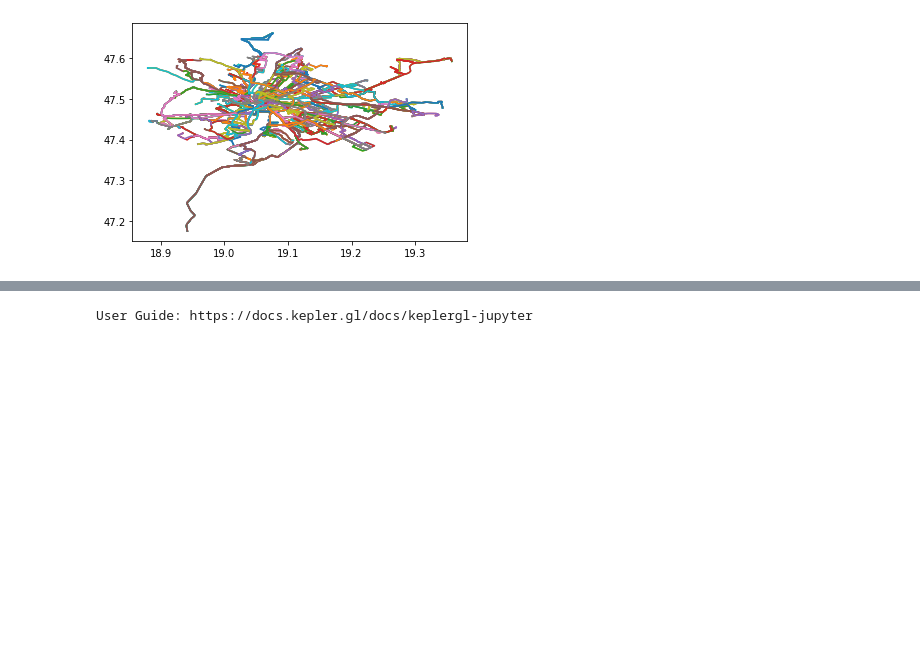
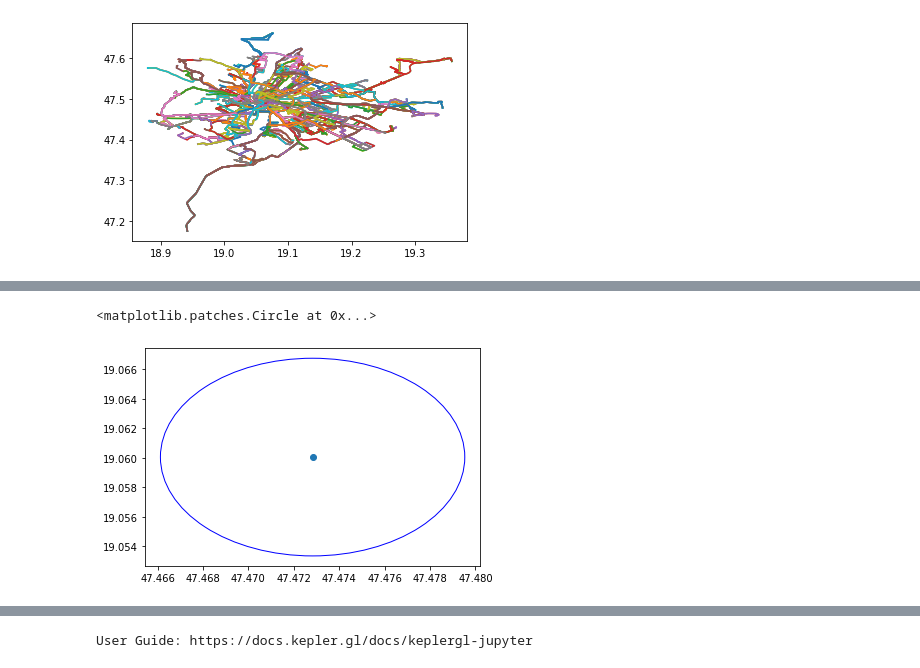
Before and after one commit to BGera89/Big_Data_Homework, a Jupyter notebook: gera.ipynb, the cells around one changed output, grey strips where cells are left out. Cells and saved outputs as stored; diff of their text form; code cells hidden in the pictures; blank space fills up the shorter version.

Commit message:
added circle

```diff
--- a/gera.ipynb
+++ b/gera.ipynb
@@ -171,3 +175,16 @@ AttributeError: 'CoordinateSequence' object has no attribute 'x'
+# %%
+# now make a circle with no fill, which is good for hi-lighting key results
+circle2 = plt.Circle((I_building[0], I_building[1]), 0.00670390766103, color='b', fill=False)
+
+ax = plt.gca()
+ax.cla() # clear things for fresh plot
+ax.scatter(I_building[0], I_building[1])
+
+
+ax.add_patch(circle2)
+# %% [output]
+<matplotlib.patches.Circle at 0x...>
+[figure, added]
 # %%
 segments_gdf = gtfs.cut_gtfs(stop_times, stops, shapes)
 # %%
```
Also changed, not shown: parts of 3 cells of this notebook.
